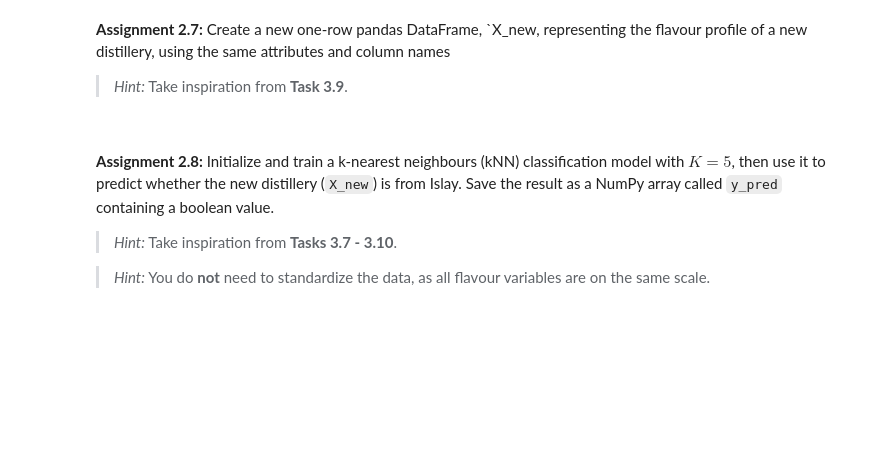
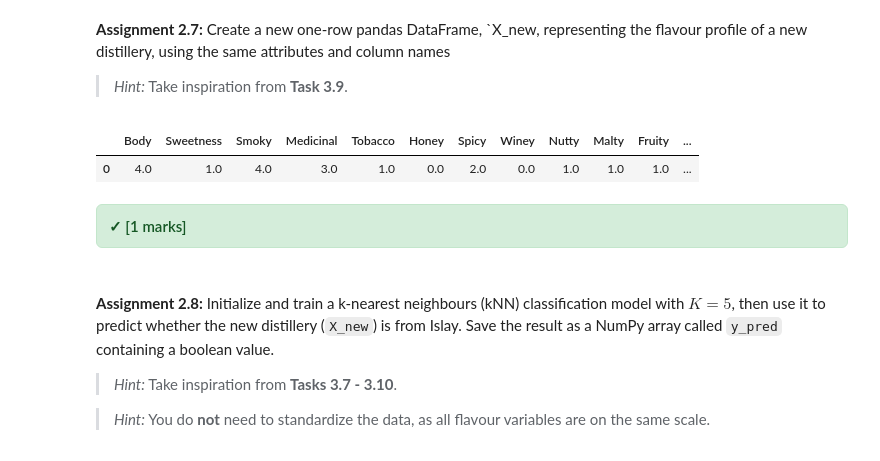
Before and after one commit to NicolaiNielsen/02452exercises, a Jupyter notebook: week2/exercise2.ipynb, the cells around one changed output. Cells and saved outputs as stored; diff of their text form; code cells hidden in the pictures; blank space fills up the shorter version.

```diff
--- a/week2/exercise2.ipynb
+++ b/week2/exercise2.ipynb
@@ -1359,17 +1375,28 @@ They judge the whisky with the following scores:
 
 > *Hint:* Take inspiration from **Task 3.9**.
 # %%
+# >>> EDITED (Claude, 23 Sep): Assignment 2.7: X_new implemented
 # Assignment 2.7: Create a new data object, X_new, with the attributes given in the text.
 
-# YOUR CODE HERE
-raise NotImplementedError()
+# One row with the 12 flavour scores from the table (Body, Sweetness, ..., Floral).
+# Using columns=X.columns guarantees the column names AND their order match the training data,
+# which is required before we can feed X_new to a model that was fitted on X.
+X_new = pd.DataFrame(
+    [[4.0, 1.0, 4.0, 3.0, 1.0, 0.0, 2.0, 0.0, 1.0, 1.0, 1.0, 0.0]],
+    columns=X.columns,
+)
 
 # Print the result
 X_new.head()
+# %% [output]
+|  | Body | Sweetness | Smoky | Medicinal | Tobacco | Honey | Spicy | Winey | Nutty | Malty | Fruity | ... |
+| 0 | 4.0 | 1.0 | 4.0 | 3.0 | 1.0 | 0.0 | 2.0 | 0.0 | 1.0 | 1.0 | 1.0 | ... |
 # %%
 # Visible test
 with utils.marks(1):
     assert(utils.check_hash(X_new, ((1, 12), 86.88443731048635)))
+# %% [output]
+✓ [1 marks]
 # %% [markdown]
 <br>
 
```
Also changed, not shown: parts of 19 cells of this notebook, 1 other file.
